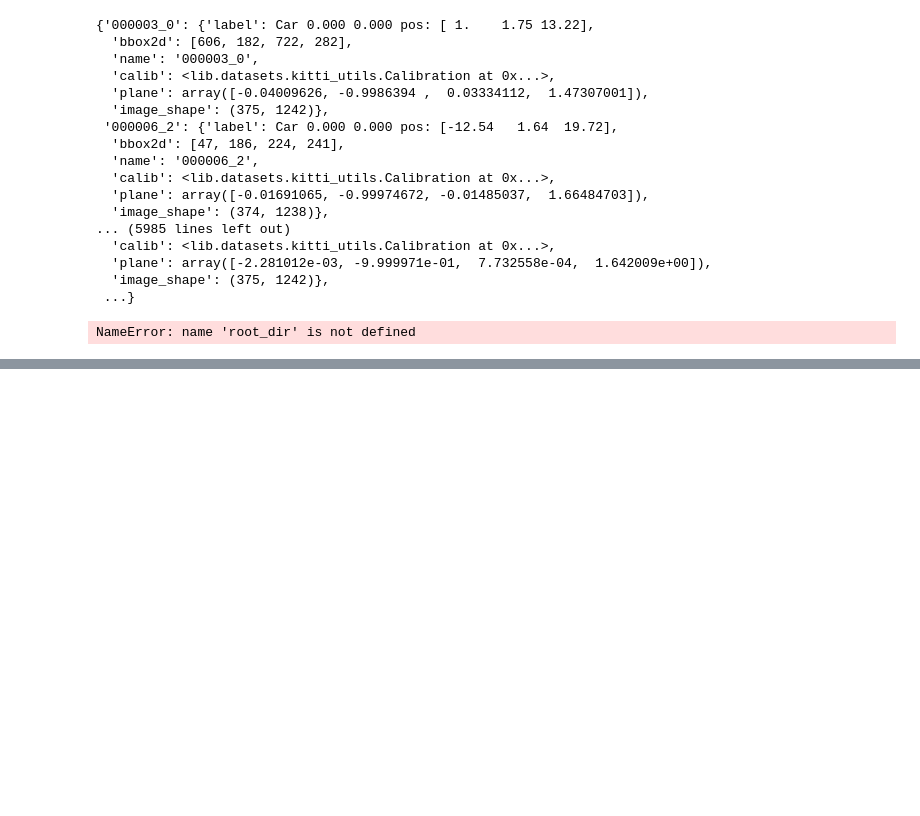
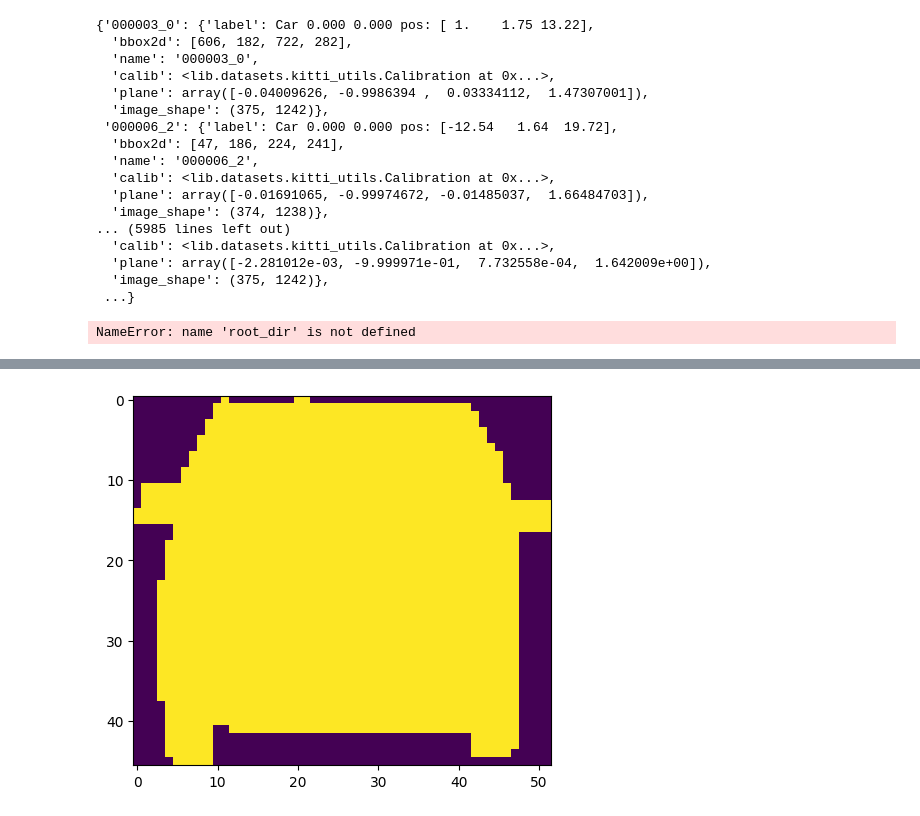
Before and after one commit to romantic-black/DID-M3D, a Jupyter notebook: notebooks/Visualise_instances.ipynb, the cells around one changed output, grey strips where cells are left out. Cells and saved outputs as stored; diff of their text form; code cells hidden in the pictures; blank space fills up the shorter version.

```diff
--- a/notebooks/Visualise_instances.ipynb
+++ b/notebooks/Visualise_instances.ipynb
@@ -386,0 +389,20 @@ NameError: name 'root_dir' is not defined
+# %%
+import os
+import cv2
+import numpy as np
+
+save_dir = root_dir / "depth_dense"
+all_sample = os.listdir(depth_dir)
+for sample_file in all_sample:
+    sample_name = sample_file.split('.')[0]
+    idx = int(sample_name.split('_')[0])
+    u_min, v_min, u_max, v_max = db[sample_name]['bbox2d']
+    depth_penet = cv2.imread(str(depth_dir / sample_file), cv2.IMREAD_UNCHANGED)
+    mask = depth_penet != 0
+
+    rgb, depth = dataset.get_image_with_depth(idx)
+    depth_dense = depth[v_min: v_max, u_min:u_max]
+    depth_dense[~mask] = 0
+    depth_dense = (depth_dense * 256.).astype(np.uint16)
+    cv2.imwrite(str(save_dir / sample_file), depth_dense)
+    print(sample_name)
@@ -386,0 +427,5 @@ NameError: name 'root_dir' is not defined
+# %%
+from tools.visualize_util import plt_show
+plt_show(mask, rgb=False)
+# %% [output]
+[figure, added]
```
Also changed, not shown: parts of 2 cells of this notebook, 4 other files.
